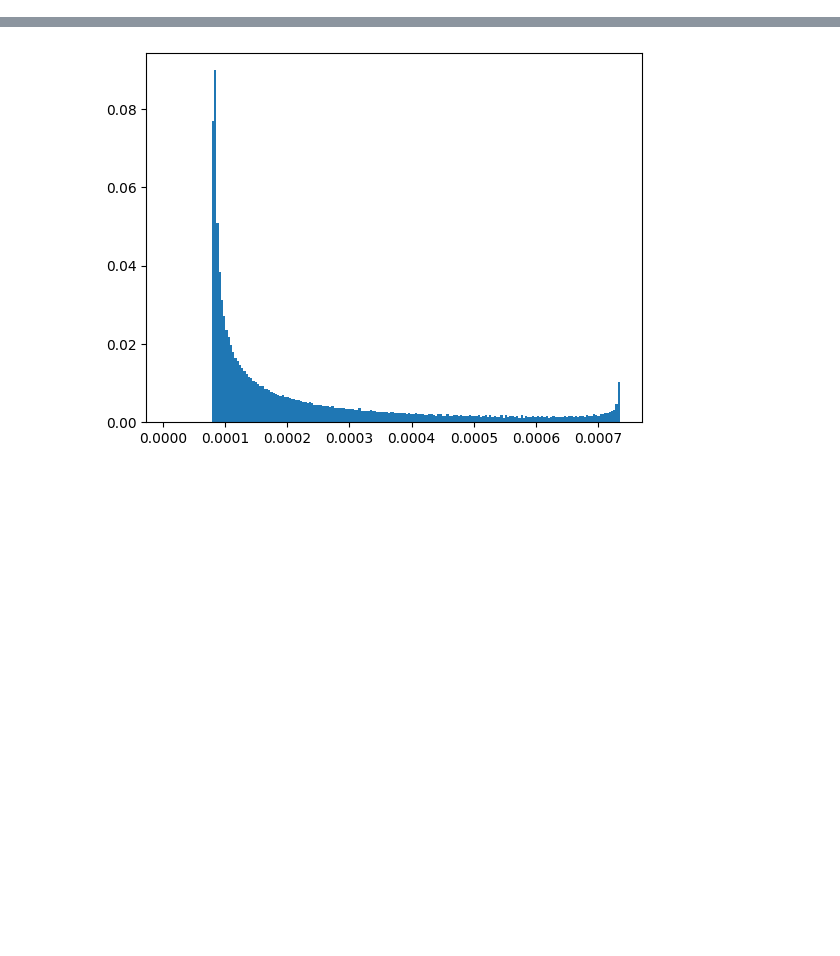
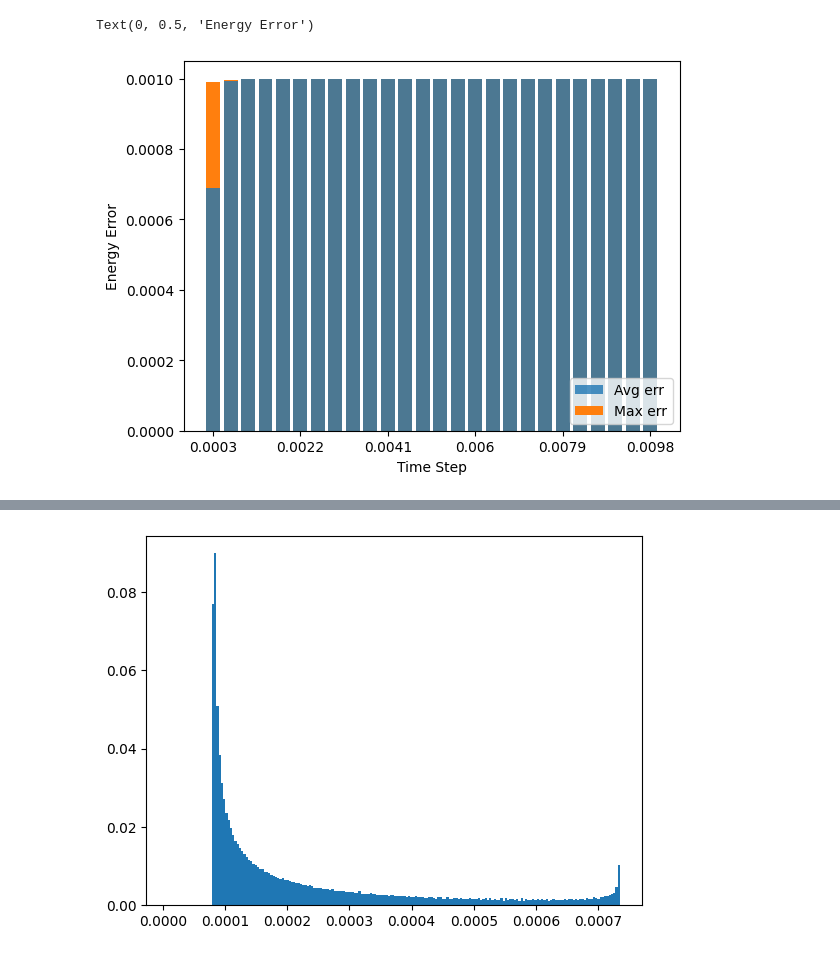
Before and after one commit to Berto70/pod_compastro23, a Jupyter notebook: Fireworks/fireworks_test/scripts/ass_3/test_files.ipynb, the cells around one changed output, grey strips where cells are left out. Drawn from its saved outputs; the diff is of its cells as text; code cells hidden in the pictures; blank space fills up the shorter version.

```diff
--- a/Fireworks/fireworks_test/scripts/ass_3/test_files.ipynb
+++ b/Fireworks/fireworks_test/scripts/ass_3/test_files.ipynb
@@ -11,3 +16,33 @@ data_0001 = data['Euler_modified']
+# %%
+x = data_0001[:,5]
+y = np.abs((data_0001[:,4]-data_0001[0,4])/(data_0001[0,4]))
+
+sort = np.argsort(x)
+x = x[sort]
+y = y[sort]
+
+n_bins=26
+bin_edge = np.histogram_bin_edges(x, bins=n_bins)
+
+mean_list=[]
+max_list=[]
+x_plot = []
+ax =  plt.subplot()
+for i in range(n_bins):
+    x_plot.append(   round(bin_edge[i] + (bin_edge[i+1] - bin_edge[i])/2, 4))
+    mean_list.append(np.mean(y [(x>bin_edge[i]) & (x<bin_edge[i+1]) ]))
+    max_list.append(np.max(y [(x>bin_edge[i]) & (x<bin_edge[i+1]) ]))
+
+ax.bar(x=np.arange(n_bins), height=mean_list, alpha=0.8, label='Avg err')
+ax.bar(x=np.arange(n_bins), height=max_list, zorder=-100, label='Max err')
+ax.legend(loc='lower right')
+ax.set_xticks(np.arange(n_bins)[::5])
+ax.set_xticklabels(x_plot[::5])
+ax.set_xlabel('Time Step')
+ax.set_ylabel('Energy Error')
+# %% [output]
+Text(0, 0.5, 'Energy Error')
+[figure, added]
 # %%
 # plt.hist(data_0001[:,5])
 plt.plot(data_0001[:,0], data_0001[:,1])
```
Also changed, not shown: parts of 8 cells of this notebook.
